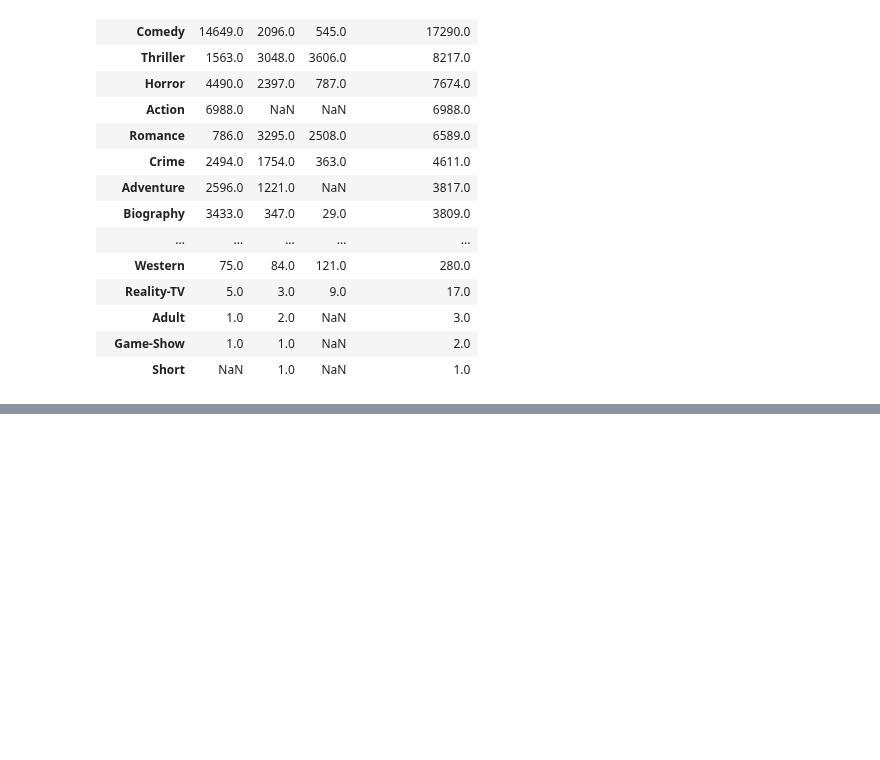
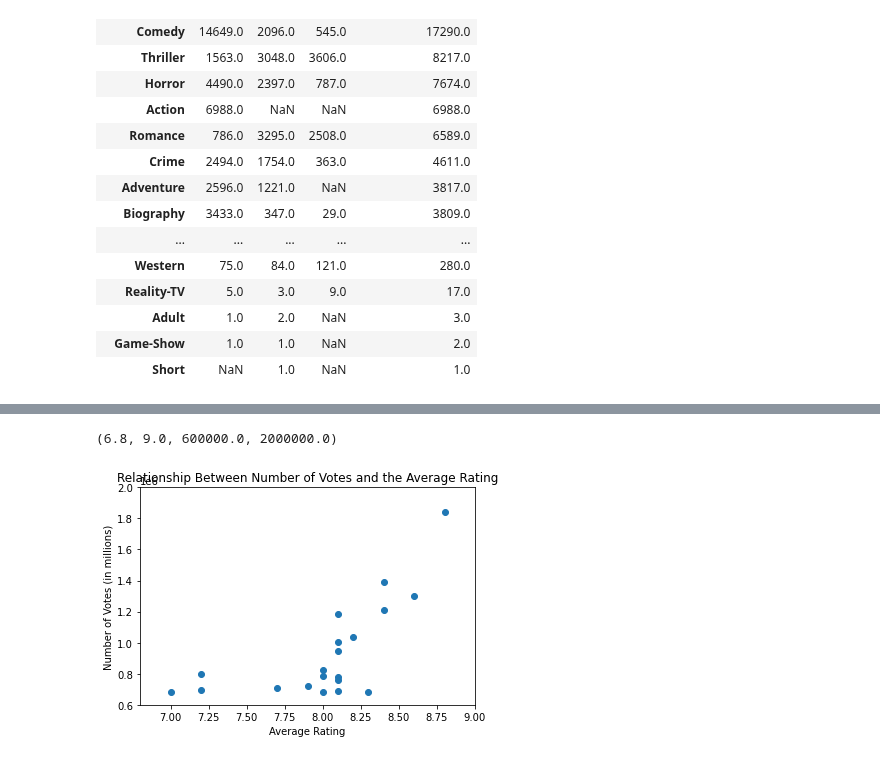
Before and after one commit to epradojr/Microsoft-Movie-Studio-Business-Proposition, a Jupyter notebook: imdb_tables.ipynb, the cells around one changed output, grey strips where cells are left out. Drawn from its saved outputs; the diff is of its cells as text; code cells hidden in the pictures; blank space fills up the shorter version.

```diff
--- a/imdb_tables.ipynb
+++ b/imdb_tables.ipynb
@@ -310,0 +373,12 @@ AttributeError: 'Index' object has no attribute 'count'
+# %%
+x = top_numgenres['averagerating']
+y = top_numgenres['numvotes']
+
+plt.scatter(x, y)
+plt.title('Relationship Between Number of Votes and the Average Rating')
+plt.xlabel('Average Rating')
+plt.ylabel('Number of Votes (in millions)')
+plt.axis([6.8, 9.0, 600000, 2000000])
+# %% [output]
+(6.8, 9.0, 600000.0, 2000000.0)
+[figure, added]
```
Also changed, not shown: parts of 5 cells of this notebook.
